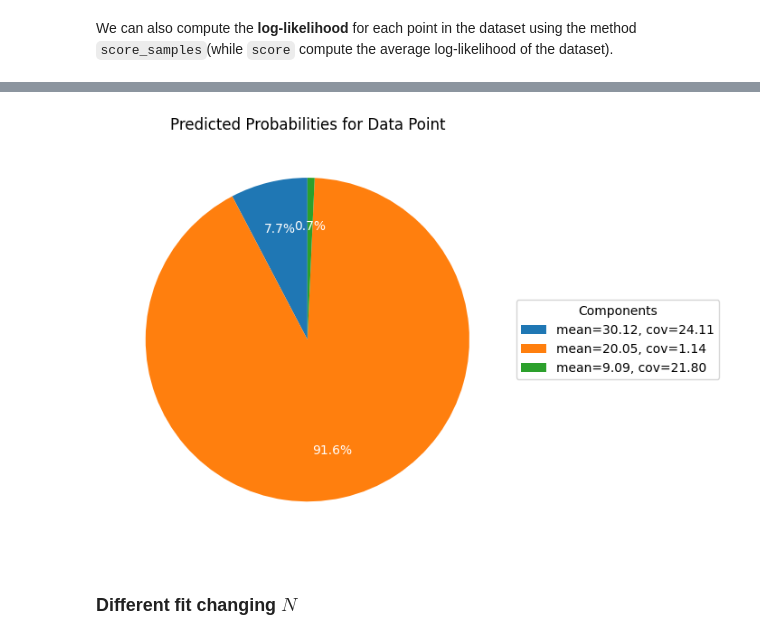
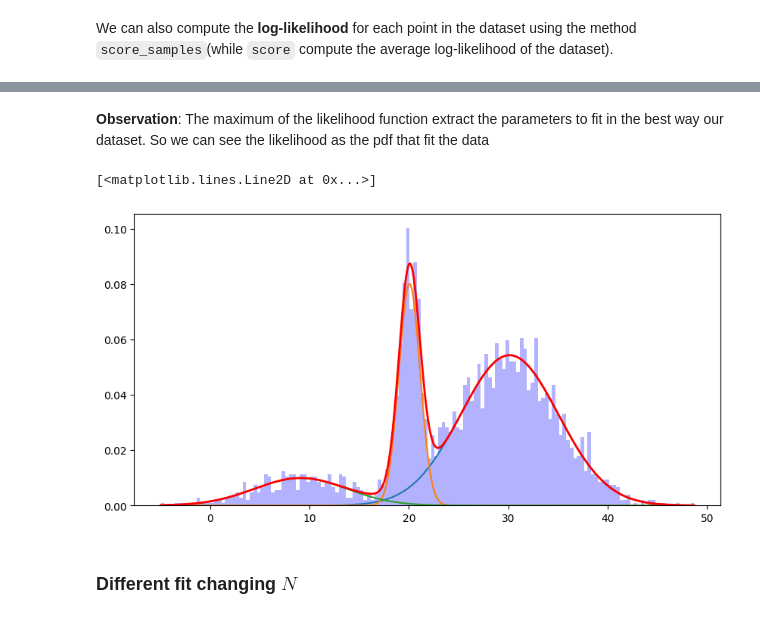
Before and after one commit to oblivion0218/ES_AstroStatistic, a Jupyter notebook: Andrea_Morandi/Ex.5/BlackHole.ipynb, the cells around one changed output, grey strips where cells are left out. Drawn from its saved outputs; the diff is of its cells as text; code cells hidden in the pictures.

```diff
--- a/Andrea_Morandi/Ex.5/BlackHole.ipynb
+++ b/Andrea_Morandi/Ex.5/BlackHole.ipynb
@@ -101,28 +98,23 @@ plt.show()
-# %%
-from matplotlib import cm
-
-# Create a pie chart (cake graph) for the predicted probabilities with adjusted distances
-fig, ax = plt.subplots(figsize=(7, 5), subplot_kw=dict(aspect="equal"))
-wedges, texts, autotexts = ax.pie(
-    predict_proba[argmax_log_likelihood],
-    autopct='%1.1f%%',
-    startangle=90,
-    pctdistance=0.7,       # position the percentage texts inside the pie
-    labeldistance=1.1,      # position the labels slightly outside
-    colors=cm.tab10.colors[:len(labels)]
-)
-
-# Adjust the shared text properties
-plt.setp(autotexts, size=10, color="white")
-
-# Remove overlapping labels by putting them in a legend instead of on the chart
-ax.legend(wedges, labels, title="Components", loc="center left", bbox_to_anchor=(1, 0, 0.5, 1))
-ax.set_title("Predicted Probabilities for Data Point")
-
-plt.tight_layout()
-plt.show()
-# %% [output]
-[figure, removed]
+# %% [markdown]
+**Observation**: The maximum of the likelihood function extract the parameters to fit in the best way our dataset. So we can see the likelihood as the pdf that fit the data
+# %%
+pdf = np.exp(log_likelihoods)
+
+plt.figure(figsize=(10, 5))
+x = np.linspace(np.min(data), np.max(data), 1000)
+for i in range(gmm.n_components):
+    mean = gmm.means_[i][0]
+    cov = gmm.covariances_[i][0][0]
+    plt.plot(x, gmm.weights_[i] * norm.pdf(x, mean, np.sqrt(cov)), label=f'mean={mean:.2f}, cov={cov:.2f}')
+plt.hist(data, bins=150, density=True, color='blue', alpha=0.3, label='data')
+
+sort_idx = np.argsort(data.ravel())
+x_sorted = data.ravel()[sort_idx]
+pdf_sorted = pdf[sort_idx]
+plt.plot(x_sorted, pdf_sorted, '-', linewidth=2, label='PDF', color='red')
+# %% [output]
+[<matplotlib.lines.Line2D at 0x...>]
+[figure, added]
 # %% [markdown]
 ### Different fit changing $N$
 # %%
```
Also changed, not shown: parts of 3 cells of this notebook, 2 other files.
